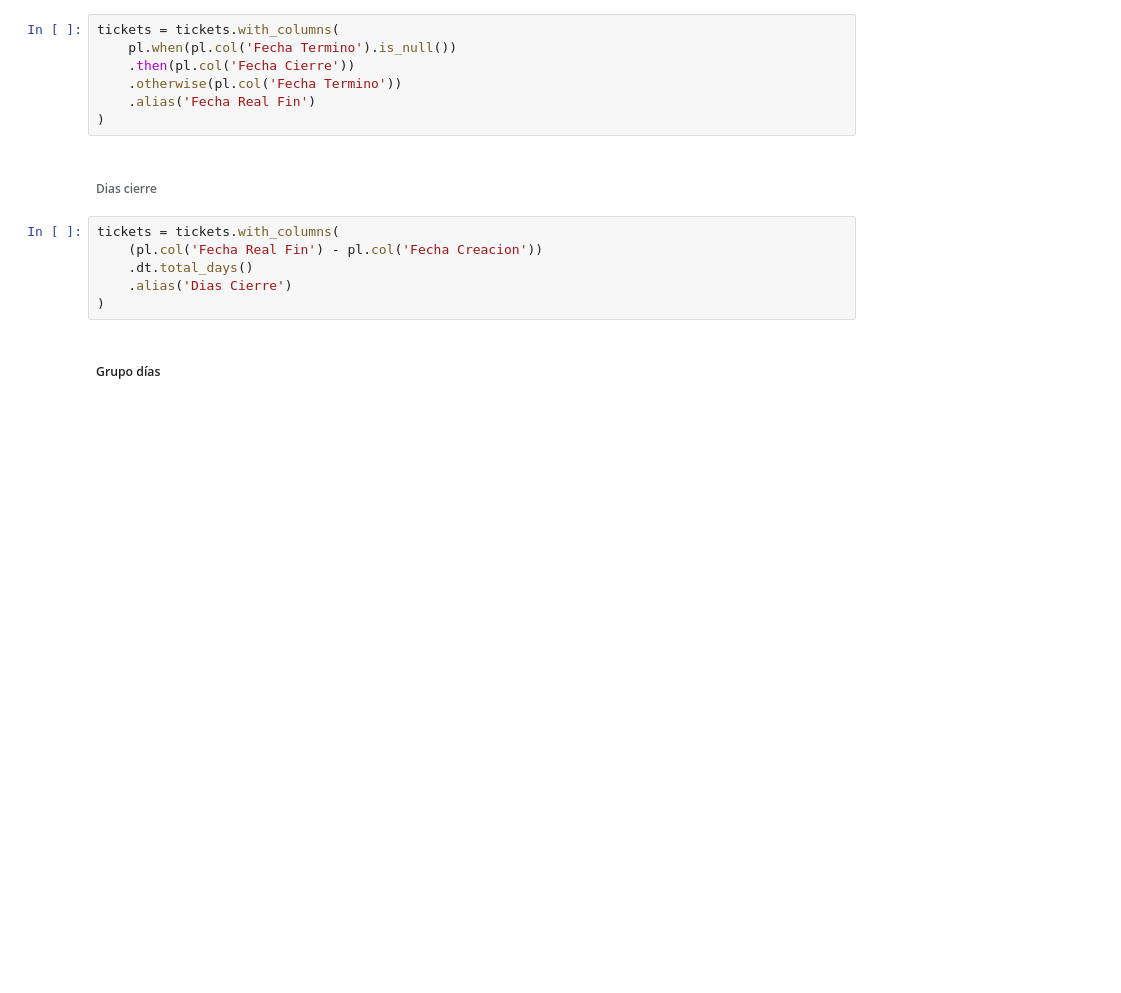
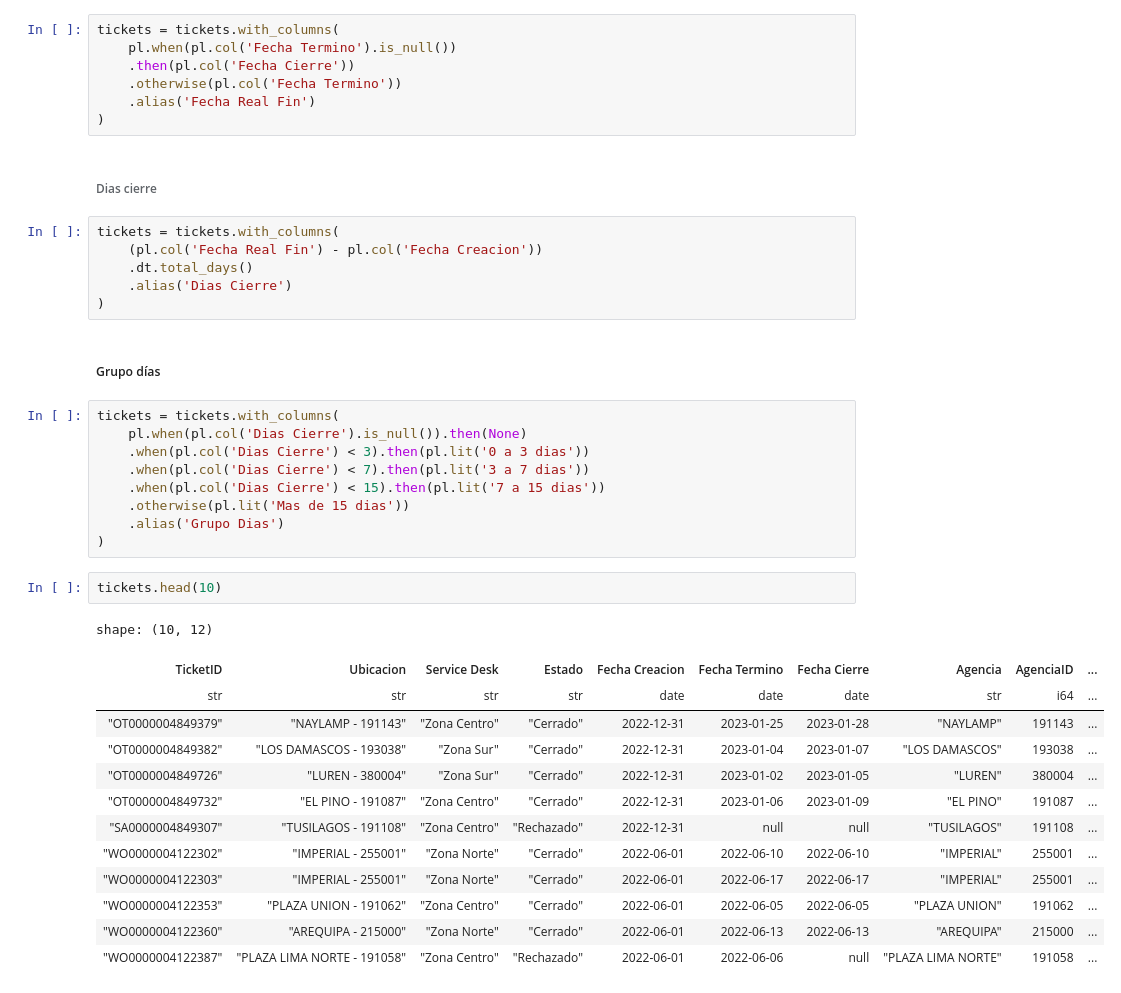
Before and after one commit to Tamara3105/Python-for-ETL-E1, a Jupyter notebook: Proceso_ETL.ipynb, the cells around one changed output. Drawn from its saved outputs; the diff is of its cells as text; blank space fills up the shorter version.

Commit message:
Finalizo Procesamiento de Tickets

```diff
--- a/Proceso_ETL.ipynb
+++ b/Proceso_ETL.ipynb
@@ -209,3 +209,28 @@ tickets = tickets.with_columns(
 )
 # %% [markdown]
 ##### Grupo días
+# %%
+tickets = tickets.with_columns(
+    pl.when(pl.col('Dias Cierre').is_null()).then(None)
+    .when(pl.col('Dias Cierre') < 3).then(pl.lit('0 a 3 dias'))
+    .when(pl.col('Dias Cierre') < 7).then(pl.lit('3 a 7 dias'))
+    .when(pl.col('Dias Cierre') < 15).then(pl.lit('7 a 15 dias'))
+    .otherwise(pl.lit('Mas de 15 dias'))
+    .alias('Grupo Dias')
+)
+# %%
+tickets.head(10)
+# %% [output]
+shape: (10, 12)
+| TicketID | Ubicacion | Service Desk | Estado | Fecha Creacion | Fecha Termino | Fecha Cierre | Agencia | AgenciaID | ... |
+| str | str | str | str | date | date | date | str | i64 | ... |
+| "OT0000004849379" | "NAYLAMP - 191143" | "Zona Centro" | "Cerrado" | 2022-12-31 | 2023-01-25 | 2023-01-28 | "NAYLAMP" | 191143 | ... |
+| "OT0000004849382" | "LOS DAMASCOS - 193038" | "Zona Sur" | "Cerrado" | 2022-12-31 | 2023-01-04 | 2023-01-07 | "LOS DAMASCOS" | 193038 | ... |
+| "OT0000004849726" | "LUREN - 380004" | "Zona Sur" | "Cerrado" | 2022-12-31 | 2023-01-02 | 2023-01-05 | "LUREN" | 380004 | ... |
+| "OT0000004849732" | "EL PINO - 191087" | "Zona Centro" | "Cerrado" | 2022-12-31 | 2023-01-06 | 2023-01-09 | "EL PINO" | 191087 | ... |
+| "SA0000004849307" | "TUSILAGOS - 191108" | "Zona Centro" | "Rechazado" | 2022-12-31 | null | null | "TUSILAGOS" | 191108 | ... |
+| "WO0000004122302" | "IMPERIAL - 255001" | "Zona Norte" | "Cerrado" | 2022-06-01 | 2022-06-10 | 2022-06-10 | "IMPERIAL" | 255001 | ... |
+| "WO0000004122303" | "IMPERIAL - 255001" | "Zona Norte" | "Cerrado" | 2022-06-01 | 2022-06-17 | 2022-06-17 | "IMPERIAL" | 255001 | ... |
+| "WO0000004122353" | "PLAZA UNION - 191062" | "Zona Centro" | "Cerrado" | 2022-06-01 | 2022-06-05 | 2022-06-05 | "PLAZA UNION" | 191062 | ... |
+| "WO0000004122360" | "AREQUIPA - 215000" | "Zona Norte" | "Cerrado" | 2022-06-01 | 2022-06-13 | 2022-06-13 | "AREQUIPA" | 215000 | ... |
+| "WO0000004122387" | "PLAZA LIMA NORTE - 191058" | "Zona Centro" | "Rechazado" | 2022-06-01 | 2022-06-06 | null | "PLAZA LIMA NORTE" | 191058 | ... |
```
